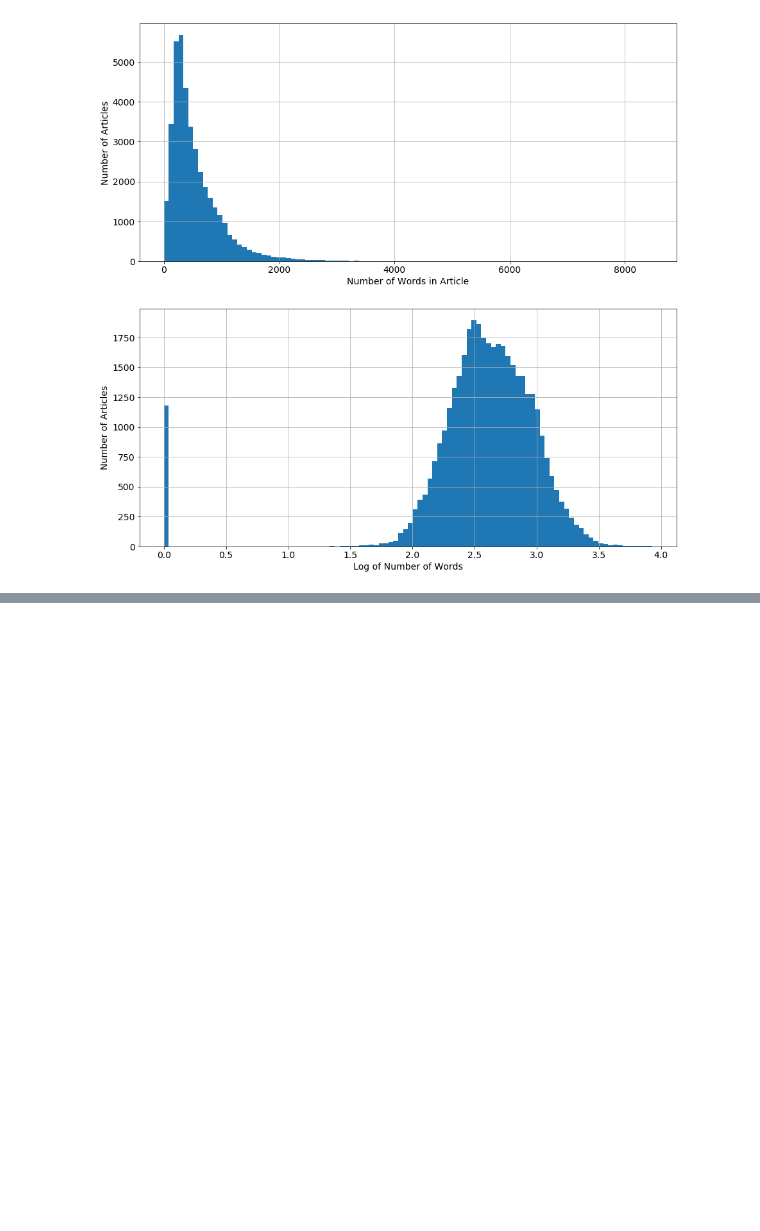
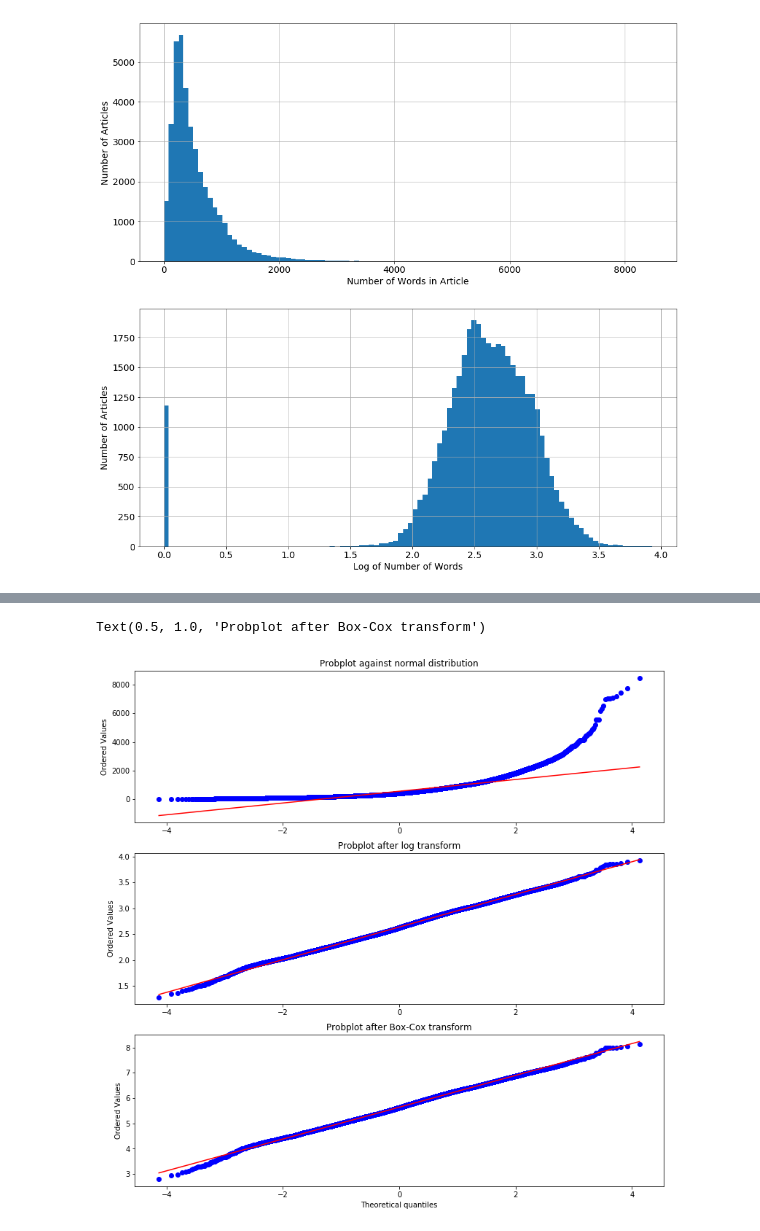
Before and after one commit to ozlerhakan/deep-learning-notes, a Jupyter notebook: Feature Engineering for Machine Learning/2-Fancy-Tricks-with-Simple-Numbers.ipynb, the cells around one changed output, grey strips where cells are left out. Drawn from its saved outputs; the diff is of its cells as text; code cells hidden in the pictures; blank space fills up the shorter version.

```diff
--- a/Feature Engineering for Machine Learning/2-Fancy-Tricks-with-Simple-Numbers.ipynb
+++ b/Feature Engineering for Machine Learning/2-Fancy-Tricks-with-Simple-Numbers.ipynb
@@ -86,0 +207,17 @@ Text(0, 0.5, 'Number of Articles')
+# %%
+fig2, (ax1, ax2, ax3) = plt.subplots(3,1, figsize=(13,13))
+
+prob1 = stats.probplot(df2[' n_tokens_content'], dist=stats.norm, plot=ax1)
+ax1.set_xlabel('')
+ax1.set_title('Probplot against normal distribution')
+
+prob2 = stats.probplot(df2['log_n_tokens_content'], dist=stats.norm, plot=ax2)
+ax2.set_xlabel('')
+ax2.set_title('Probplot after log transform')
+
+prob3 = stats.probplot(df2['rc_bc'], dist=stats.norm, plot=ax3)
+ax3.set_xlabel('Theoretical quantiles')
+ax3.set_title('Probplot after Box-Cox transform')
+# %% [output]
+Text(0.5, 1.0, 'Probplot after Box-Cox transform')
+[figure, added]
```
Also changed, not shown: parts of 35 cells of this notebook.
